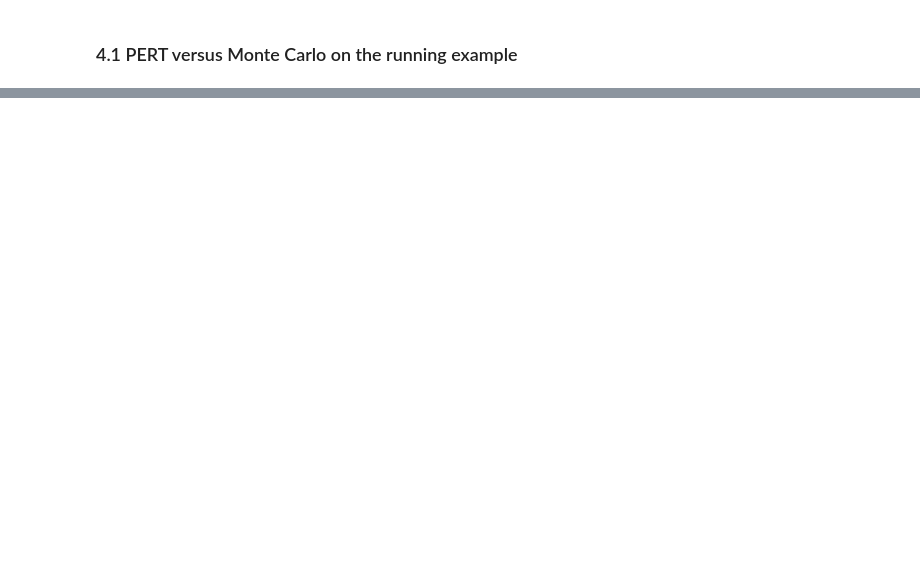
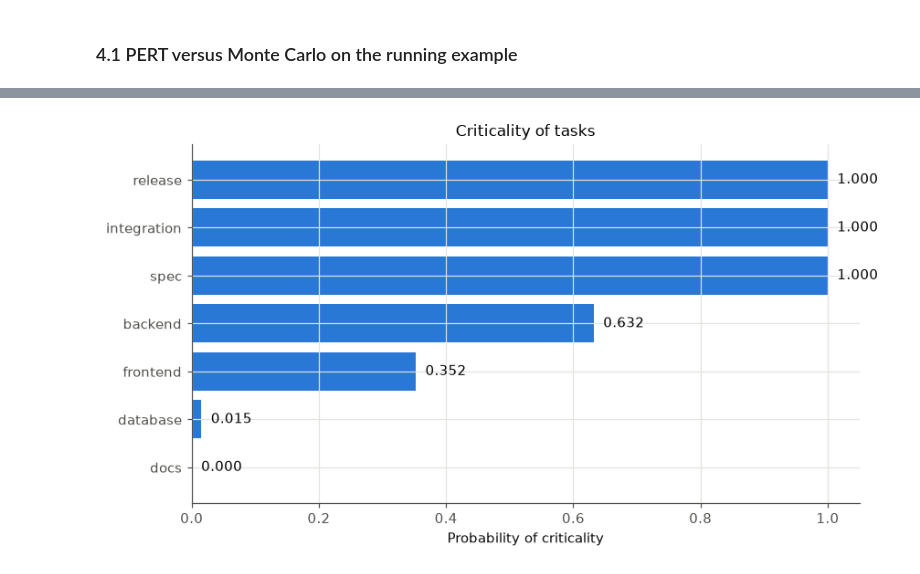
Before and after one commit to Keiraaaaaaaaaaa/mc-project-delays, a Jupyter notebook: notebooks/part4_results.ipynb, the cells around one changed output, grey strips where cells are left out. Drawn from its saved outputs; the diff is of its cells as text; code cells hidden in the pictures; blank space fills up the shorter version.

```diff
--- a/notebooks/part4_results.ipynb
+++ b/notebooks/part4_results.ipynb
@@ -64,6 +88,21 @@ End with the practical meaning: days gained on the project per day saved on task
 # %%
 # Criticality index of each task
-# TODO (Brian): crit = mc.criticality_index(project, pert_model, n=100_000, rng=SEED)
-# Horizontal bar chart, tasks sorted by index, value written at the end of each bar (BLUE bars).
+# 1. Estimate each task probability of lying on the longest path.
+crit = mc.criticality_index(project, pert_model, n=100_000, rng=SEED)
+order = np.argsort(crit)
+
+# 2. Draw one sorted horizontal bar chart.
+fig, ax = plt.subplots(figsize=(8, 4.5))
+ax.barh(np.arange(project.k), crit[order], color=BLUE)
+ax.set_yticks(np.arange(project.k), [project.names[i] for i in order])
+ax.set_xlabel("Probability of criticality")
+ax.set_xlim(0, 1.05)
+ax.set_title("Criticality of tasks")
+for y, i in enumerate(order):
+    ax.text(crit[i] + 0.015, y, f"{crit[i]:.3f}", va="center")
+plt.tight_layout()
+plt.show()
+# %% [output]
+[figure, added]
 # %%
 # Check the theorem: finite differences with common random numbers
```
Also changed, not shown: parts of 12 cells of this notebook, 2 other files.
